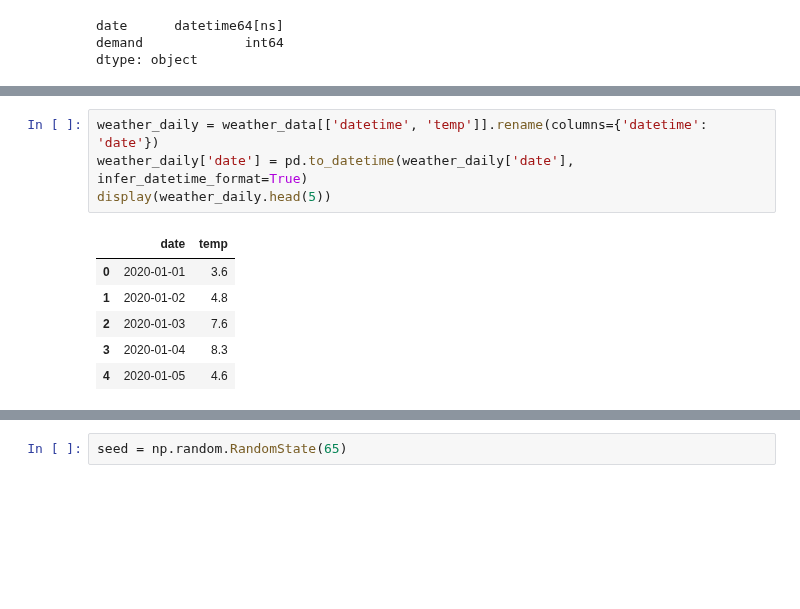
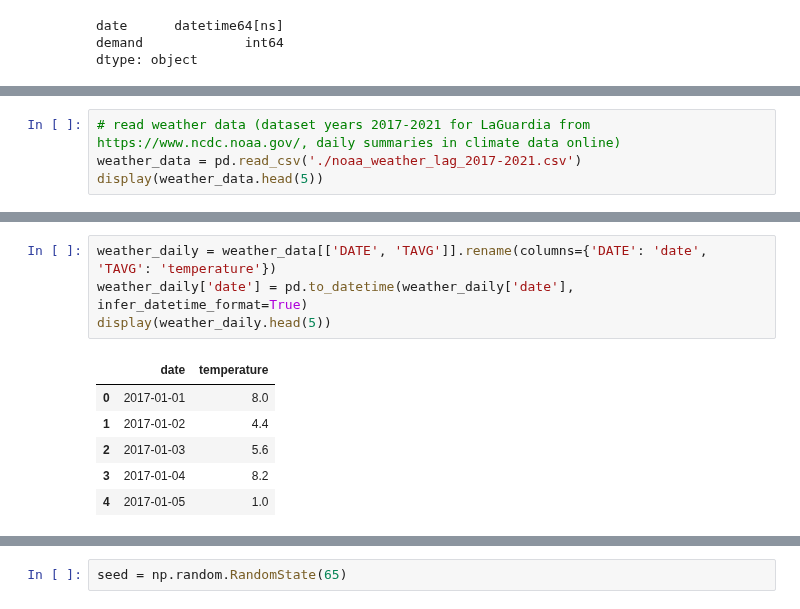
Before and after one commit to aykhazanchi/id2223-scalable-ml, a Jupyter notebook: proj/test.ipynb, the cells around one changed output, grey strips where cells are left out. Saved outputs shown, nothing was run; the diff lists cells and outputs as text; blank space fills up the shorter version.

```diff
--- a/proj/test.ipynb
+++ b/proj/test.ipynb
@@ -82,0 +65,4 @@ display(weather_data.head(5))
+# %%
+# read weather data (dataset years 2017-2021 for LaGuardia from https://www.ncdc.noaa.gov/, daily summaries in climate data online)
+weather_data = pd.read_csv('./noaa_weather_lag_2017-2021.csv')
+display(weather_data.head(5))
@@ -83,14 +76,14 @@ display(weather_data.head(5))
 # %%
-weather_daily = weather_data[['datetime', 'temp']].rename(columns={'datetime': 'date'})
+weather_daily = weather_data[['DATE', 'TAVG']].rename(columns={'DATE': 'date', 'TAVG': 'temperature'})
 weather_daily['date'] = pd.to_datetime(weather_daily['date'], infer_datetime_format=True)
 display(weather_daily.head(5))
 # %% [output]
-|  | date | temp |
-| 0 | 2020-01-01 | 3.6 |
-| 1 | 2020-01-02 | 4.8 |
-| 2 | 2020-01-03 | 7.6 |
-| 3 | 2020-01-04 | 8.3 |
-| 4 | 2020-01-05 | 4.6 |
+|  | date | temperature |
+| 0 | 2017-01-01 | 8.0 |
+| 1 | 2017-01-02 | 4.4 |
+| 2 | 2017-01-03 | 5.6 |
+| 3 | 2017-01-04 | 8.2 |
+| 4 | 2017-01-05 | 1.0 |
 # %%
 display(weather_daily.dtypes)
 # %% [output]
```
Also changed, not shown: parts of 24 cells of this notebook, 1 other file.
